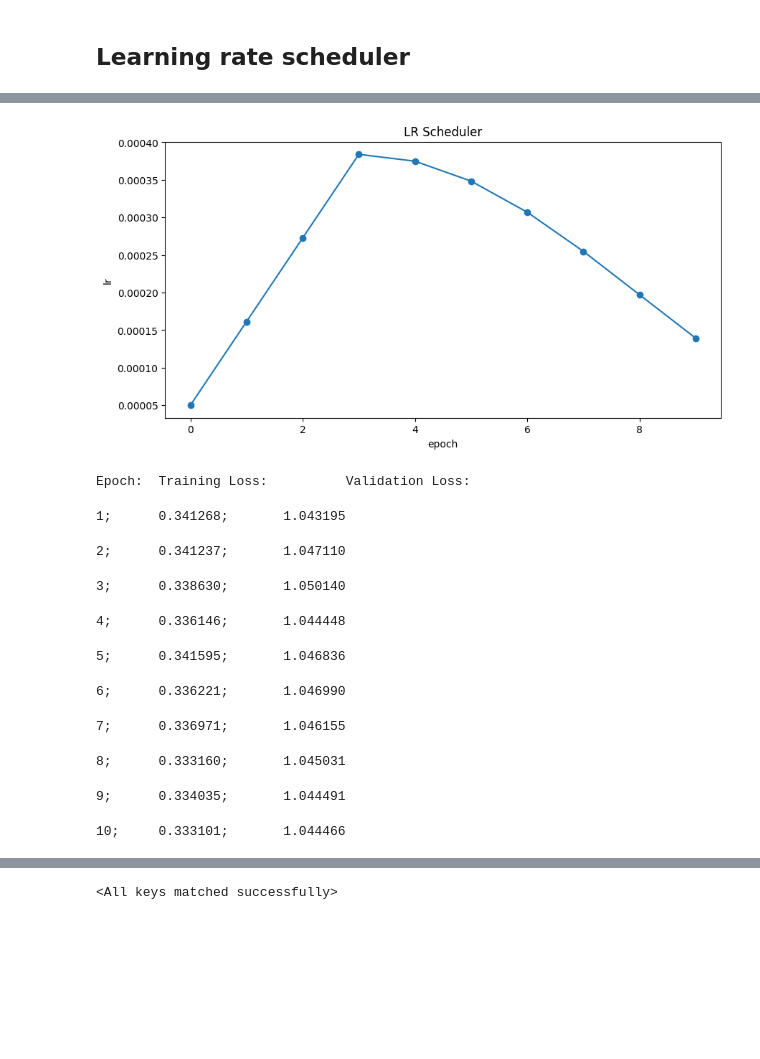
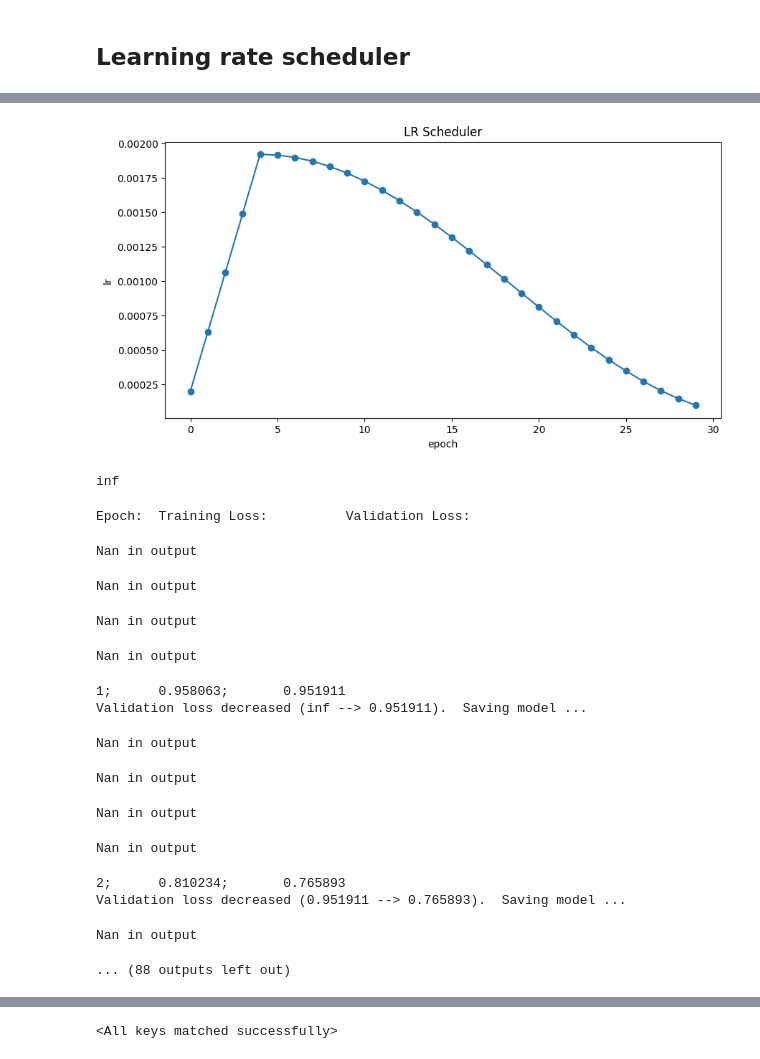
Before and after one commit to AmyRouillard/eegClassification, a Jupyter notebook: notebooks/Model training/CNN_training.ipynb, the cells around one changed output, grey strips where cells are left out. Cells and saved outputs as stored; diff of their text form; code cells hidden in the pictures; blank space fills up the shorter version.

```diff
--- a/notebooks/Model training/CNN_training.ipynb
+++ b/notebooks/Model training/CNN_training.ipynb
@@ -54,6 +49,16 @@ GPU count 1
 # %% [markdown]
 ---
 ## Load the Data
+# %%
+# Type of input data
+data_type = "eeg_spec"  #"spec" # "eeg_raw" #
+# number of subprocesses to use for data loading
+import multiprocessing as cpu
+num_workers = 0 #cpu.cpu_count() #- 1
+# how many samples per batch to load
+batch_size = 64
+# label smoothing
+label_smoothing = 0.01
 # %%
 # Load (train or test) data from csv file
 if local:
@@ -221,8 +231,8 @@ configs
 # %% [markdown]
 ## Learning rate scheduler
 # %%
-lr_start, lr_max, lr_min = 5e-4, 6e-5 * batch_size, 1e-4
-lr_ramp_ep, lr_sus_ep, lr_decay = 3, 0, 0.75
+lr_start, lr_max, lr_min = 2e-4, 3e-5 * batch_size, 1e-5
+lr_ramp_ep, lr_sus_ep, lr_decay = 4, 0, 0.75
 
 def lrfn(epoch, epochs, mode='cos'):  # Learning rate update function
     if epoch < lr_ramp_ep: lr = (lr_max - lr_start) / lr_ramp_ep * epoch + lr_start
@@ -236,0 +252,9 @@ def lrfn(epoch, epochs, mode='cos'):  # Learning rate update function
+# %%
+n_epochs = 30
+configs = {'n_epochs': n_epochs,
+           'path_model':f"./model_{model_name}_{index}.pt",
+           'learning_rate': [lrfn(epoch, n_epochs) for epoch in np.arange(n_epochs)],
+           'label_smoothing': label_smoothing,
+}
+
+configs
@@ -237,10 +282,10 @@ def lrfn(epoch, epochs, mode='cos'):  # Learning rate update function
 # %%
 # Plot lr curve if plot is True
 plt.figure(figsize=(10, 5))
-plt.plot(np.arange(configs['n_epochs']), [lrfn(epoch, configs['n_epochs']) for epoch in np.arange(configs['n_epochs'])], marker='o')
+plt.plot(np.arange(configs['n_epochs']), configs['learning_rate'], marker='o')
 plt.xlabel('epoch'); plt.ylabel('lr')
 plt.title('LR Scheduler')
 plt.show()
 # %% [output]
-[figure, old version]
+[figure, new version]
 # %%
@@ -344,14 +409,23 @@ def train(model, train_loader, valid_loader, path_model, n_epochs, test):
+# %%
+valid_loss_min = np.min(model_info['track_loss_val']) if len(model_info['track_loss_val']) > 0 else np.Inf
+valid_loss_min
+# %% [output]
+inf
 # %%
-track_loss, track_loss_val = train(model, train_loader, valid_loader, **configs)
+track_loss, track_loss_val = train(model, train_loader, valid_loader, valid_loss_min=valid_loss_min, **configs)
 # %% [output]
 Epoch:  Training Loss:          Validation Loss:
-1;      0.341268;       1.043195
+Nan in output
-2;      0.341237;       1.047110
+Nan in output
-3;      0.338630;       1.050140
+Nan in output
-4;      0.336146;       1.044448
+Nan in output
-5;      0.341595;       1.046836
+1;      0.958063;       0.951911
+Validation loss decreased (inf --> 0.951911).  Saving model ...
-6;      0.336221;       1.046990
+Nan in output
-7;      0.336971;       1.046155
+Nan in output
-8;      0.333160;       1.045031
+Nan in output
-9;      0.334035;       1.044491
+Nan in output
-10;     0.333101;       1.044466
+2;      0.810234;       0.765893
+Validation loss decreased (0.951911 --> 0.765893).  Saving model ...
+Nan in output
+... (88 outputs left out)
```
Also changed, not shown: parts of 36 cells of this notebook, 43 other files.
